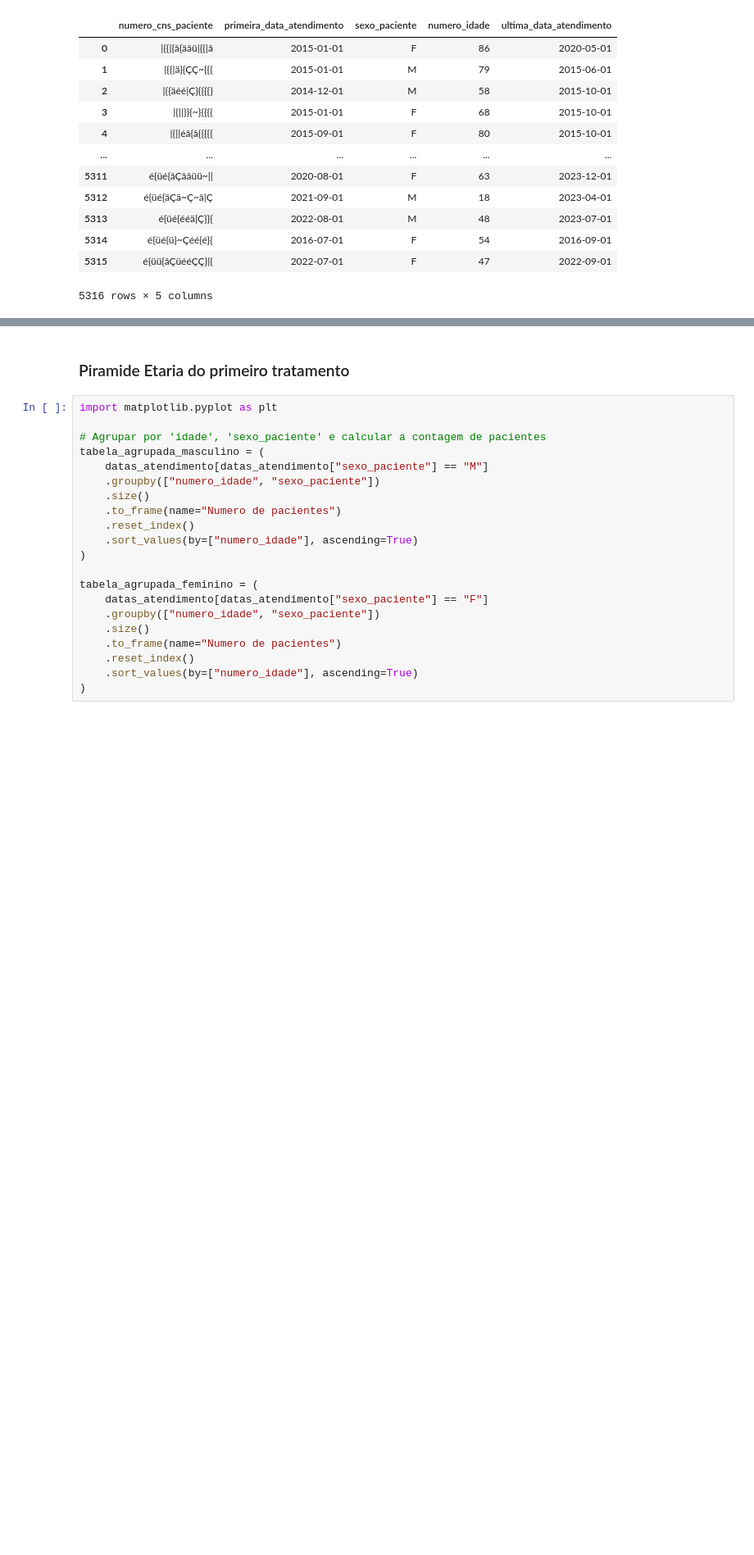
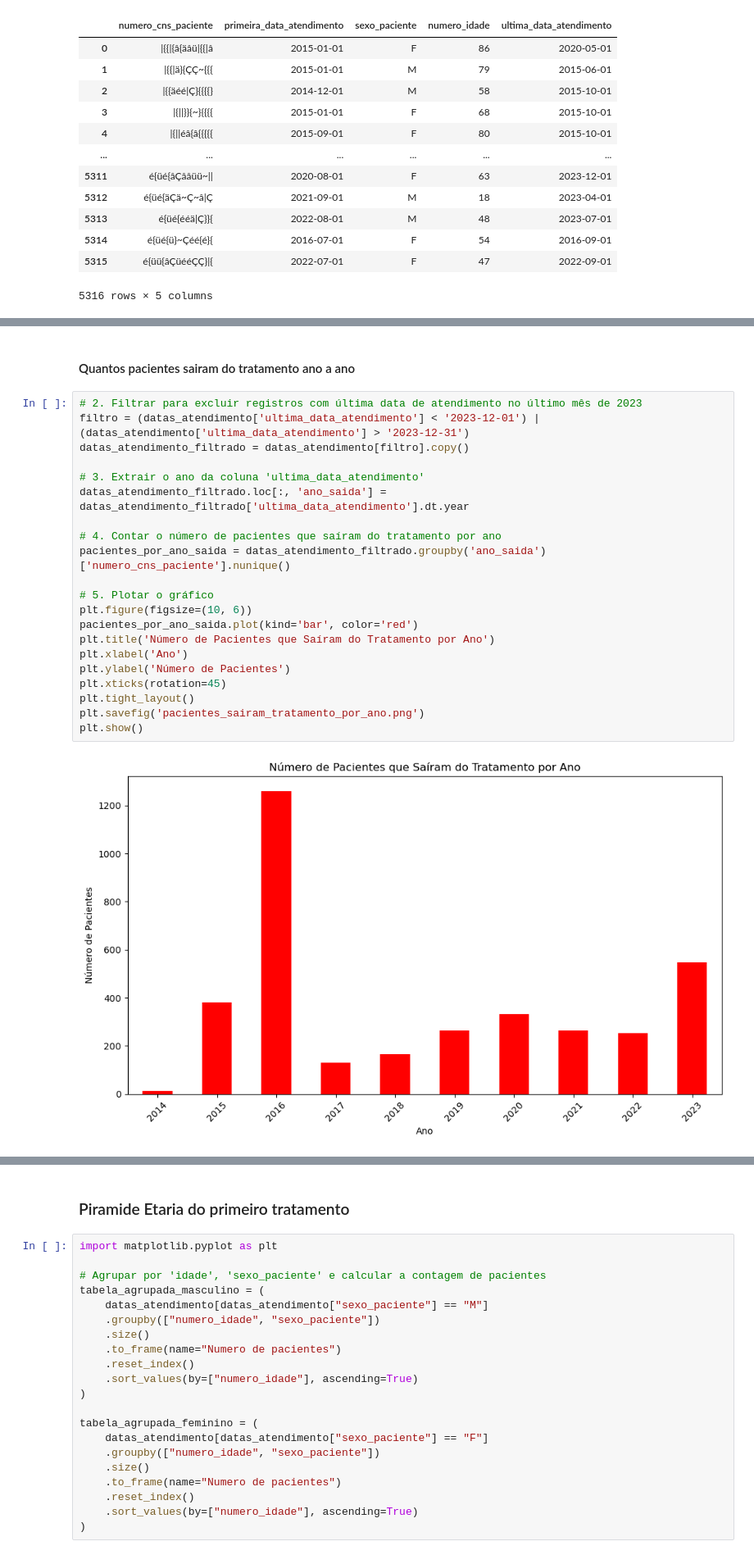
Before and after one commit to TiamatCod3/tcc-canabidiol, a Jupyter notebook: Notebooks/Tratamento_dos_Dados.ipynb, the cells around one changed output, grey strips where cells are left out. Shown at 82% size. Saved outputs shown, nothing was run; the diff lists cells and outputs as text; blank space fills up the shorter version.

```diff
--- a/Notebooks/Tratamento_dos_Dados.ipynb
+++ b/Notebooks/Tratamento_dos_Dados.ipynb
@@ -711,0 +725,25 @@ datas_atendimento
+# %% [markdown]
+#### Quantos pacientes sairam do tratamento ano a ano
+# %%
+# 2. Filtrar para excluir registros com última data de atendimento no último mês de 2023
+filtro = (datas_atendimento['ultima_data_atendimento'] < '2023-12-01') | (datas_atendimento['ultima_data_atendimento'] > '2023-12-31')
+datas_atendimento_filtrado = datas_atendimento[filtro].copy()
+
+# 3. Extrair o ano da coluna 'ultima_data_atendimento'
+datas_atendimento_filtrado.loc[:, 'ano_saida'] = datas_atendimento_filtrado['ultima_data_atendimento'].dt.year
+
+# 4. Contar o número de pacientes que saíram do tratamento por ano
+pacientes_por_ano_saida = datas_atendimento_filtrado.groupby('ano_saida')['numero_cns_paciente'].nunique()
+
+# 5. Plotar o gráfico
+plt.figure(figsize=(10, 6))
+pacientes_por_ano_saida.plot(kind='bar', color='red')
+plt.title('Número de Pacientes que Saíram do Tratamento por Ano')
+plt.xlabel('Ano')
+plt.ylabel('Número de Pacientes')
+plt.xticks(rotation=45)
+plt.tight_layout()
+plt.savefig('pacientes_sairam_tratamento_por_ano.png')
+plt.show()
+# %% [output]
+[figure, added]
```
Also changed, not shown: parts of 14 cells of this notebook, 4 other files.
